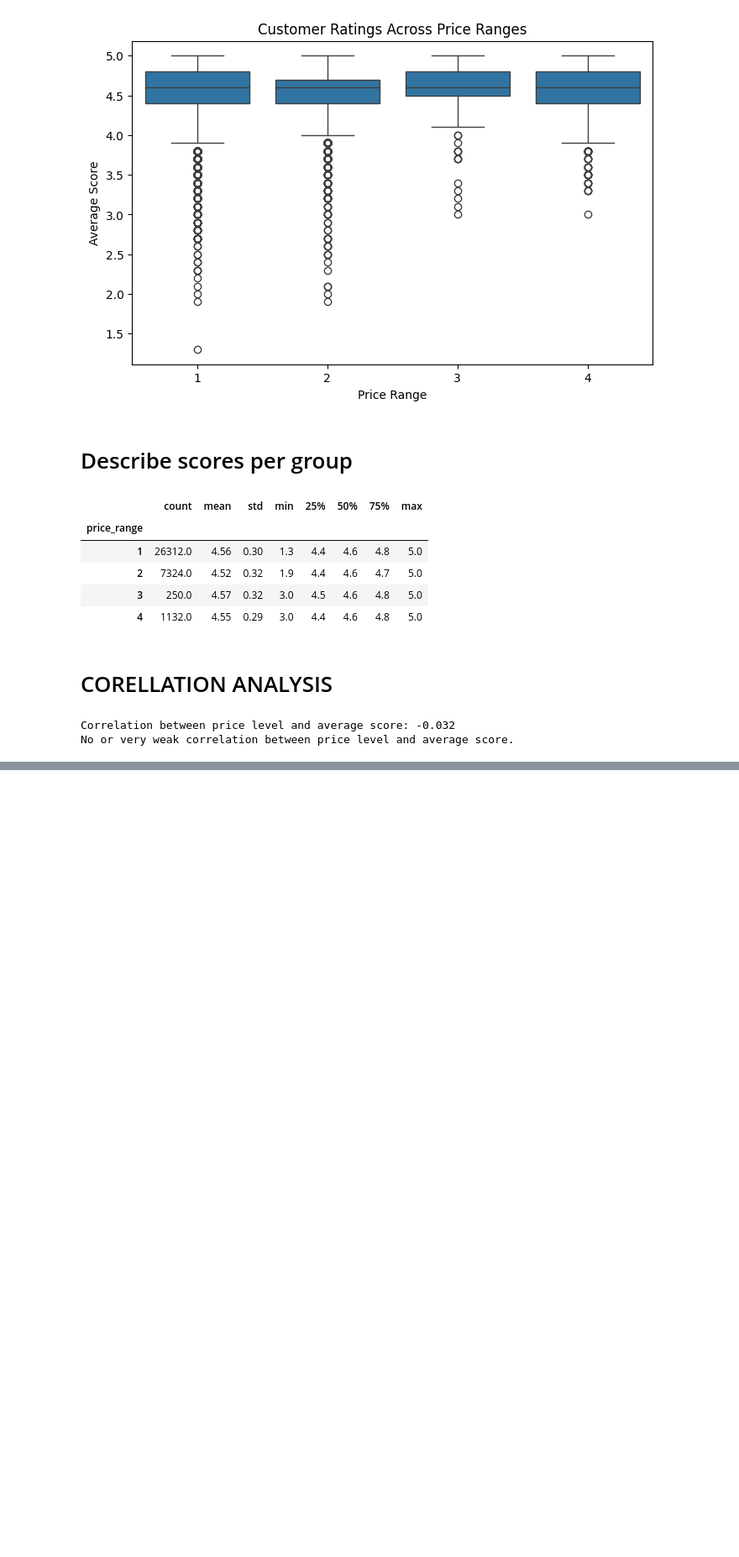
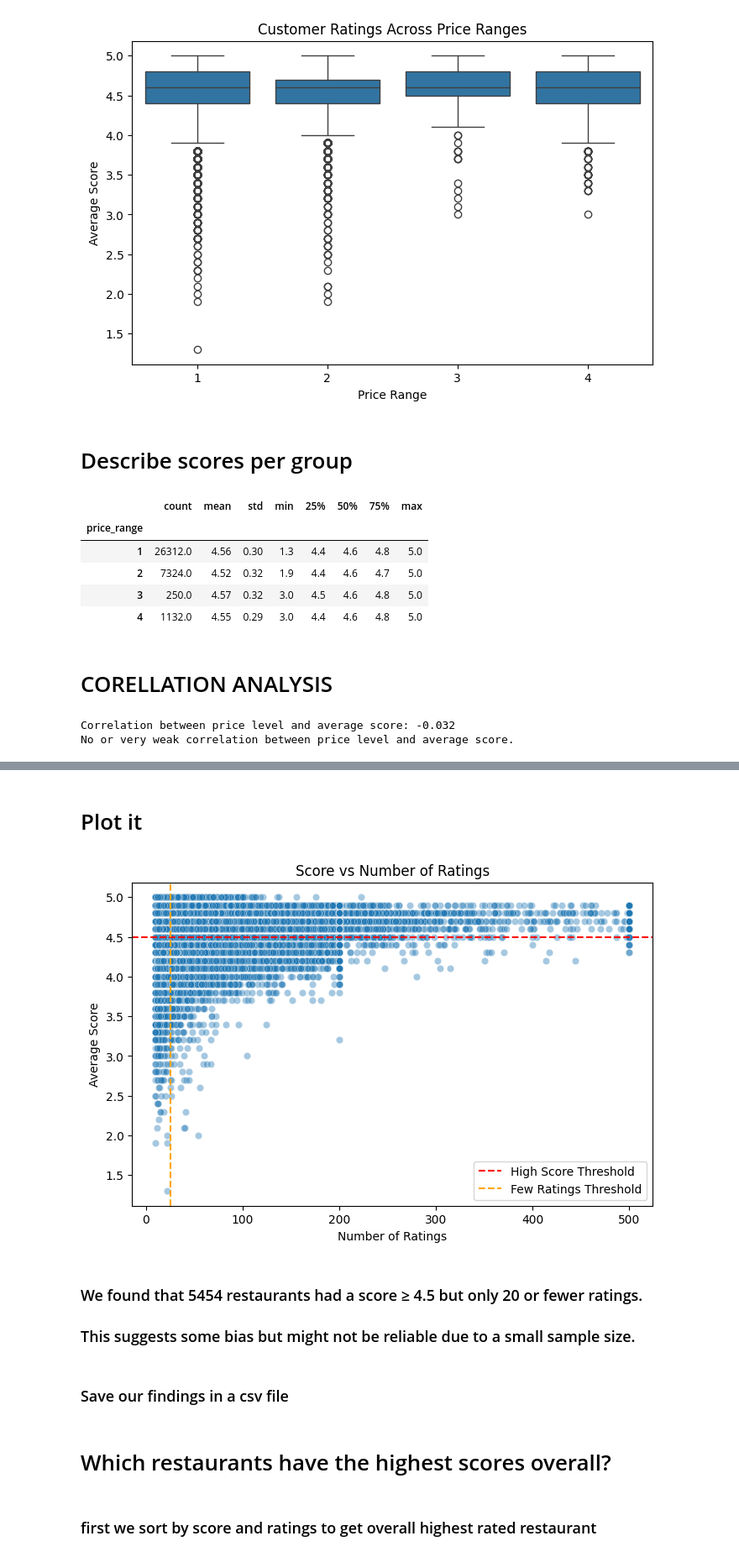
Before and after one commit to MostafaOsmanFathi/uber-eats-menu-analysis, a Jupyter notebook: insights_yousef.ipynb, the cells around one changed output, grey strips where cells are left out. Shown: that part at 84% size. Drawn from its saved outputs; the diff is of its cells as text; code cells hidden in the pictures; blank space fills up the shorter version.

Commit message:
Update insights_yousef.ipynb
answered
-Do restaurants with few ratings ever display high average scores?

-Which restaurants have the highest scores overall?

```diff
--- a/insights_yousef.ipynb
+++ b/insights_yousef.ipynb
@@ -57,0 +91,20 @@ No or very weak correlation between price level and average score.
+# %% [markdown]
+# Plot it
+# %%
+plt.figure(figsize=(8, 5))
+sns.scatterplot(data=df_valid, x='ratings', y='score', alpha=0.4)
+plt.axhline(4.5, color='red', linestyle='--', label='High Score Threshold')
+plt.axvline(25, color='orange', linestyle='--', label='Few Ratings Threshold')
+plt.title('Score vs Number of Ratings')
+plt.xlabel('Number of Ratings')
+plt.ylabel('Average Score')
+plt.legend()
+plt.show()
+# %% [output]
+[figure, added]
+# %% [markdown]
+### We found that 5454 restaurants had a score ≥ 4.5 but only 20 or fewer ratings.
+
+### This suggests some bias but might not be reliable due to a small sample size.
+# %% [markdown]
+### Save our findings in a csv file
@@ -57,0 +113,4 @@ No or very weak correlation between price level and average score.
+# %% [markdown]
+# Which restaurants have the highest scores overall?
+# %% [markdown]
+### first we sort by score and ratings to get overall highest rated restaurant
```
Also changed, not shown: parts of 13 cells of this notebook.
